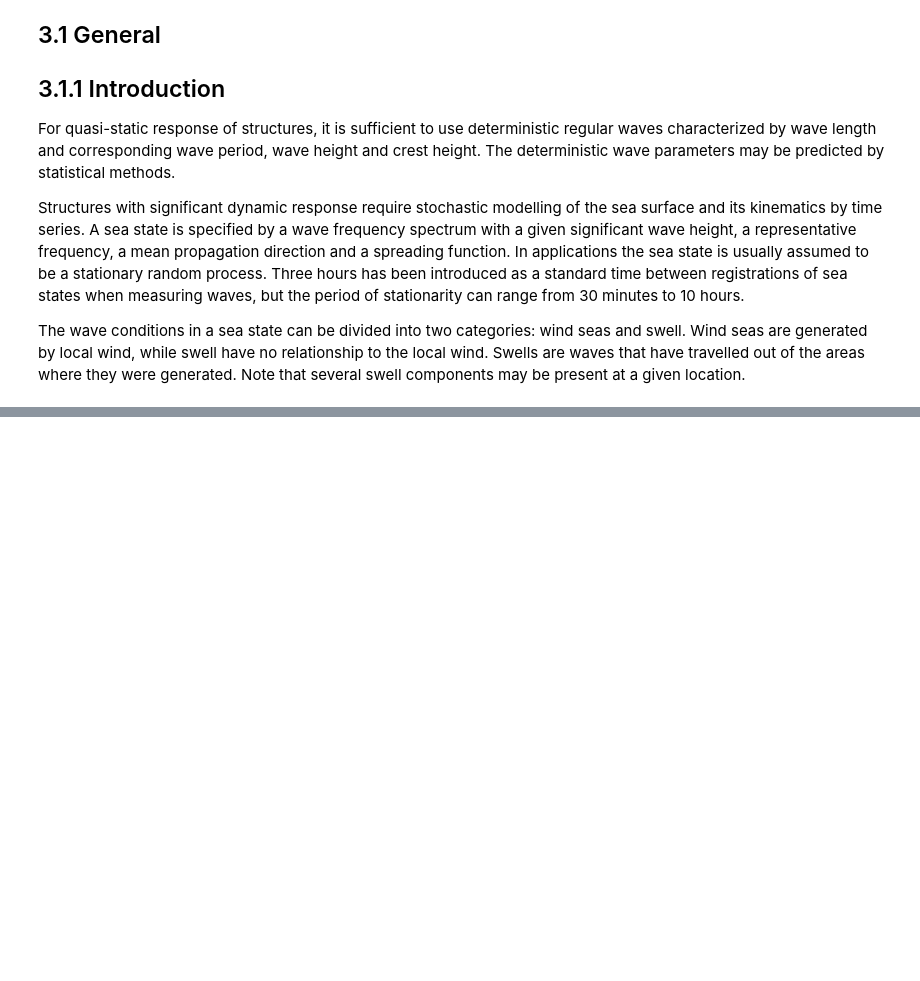
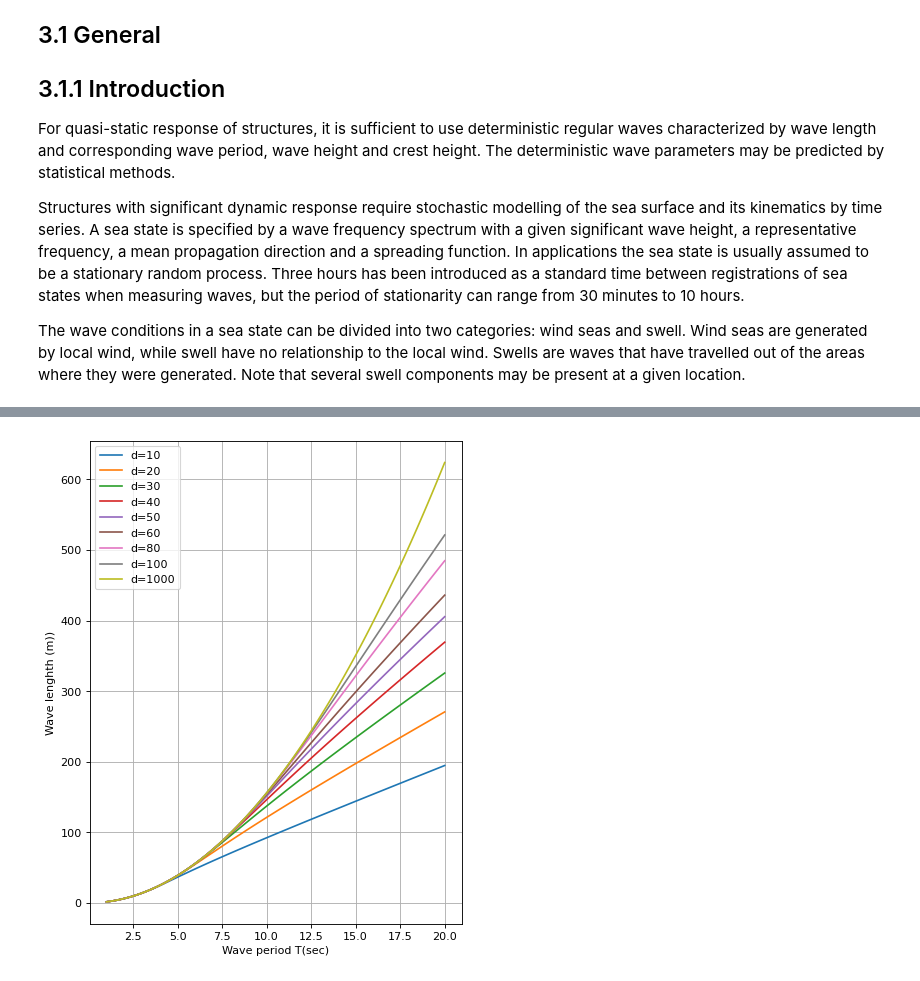
Before and after one commit to famiuer/EnvironmentalStudy, a Jupyter notebook: Section 3 Wave Conditions.ipynb, the cells around one changed output, grey strips where cells are left out. Cells and saved outputs as stored; diff of their text form; code cells hidden in the pictures; blank space fills up the shorter version.

Commit message:
add wave

```diff
--- a/Section 3 Wave Conditions.ipynb
+++ b/Section 3 Wave Conditions.ipynb
@@ -40,0 +107,32 @@ Ursell number
+# %%
+#### 3.2.2.4 Approximation for the wave length
+import numpy as np
+import matplotlib.pyplot as plt
+from matplotlib.pyplot import figure
+
+figure(figsize=(6, 8), dpi=80)
+
+
+def waveLengthApprox(T,d):
+    ### T is wave period, d is water depth
+    g = 9.8
+    Lambda_0 = g / (2* np.pi) * T**2
+    k_0 = 2 * np.pi / Lambda_0
+    xi_0 = np.sqrt(k_0 * d)*(1 + k_0* d/ 6 + (k_0* d)**2 / 30)
+    Lambda = Lambda_0 * np.tanh(xi_0)
+    return Lambda
+
+depth = np.array([10,20,30,40,50,60,80,100,1000])
+WavePeriod = np.linspace(1, 20,100)
+wavelengths = []
+for d in depth:
+    wavelengths.append(waveLengthApprox(WavePeriod, d))
+for i in range(depth.size):
+    plt.plot(WavePeriod,wavelengths[i],label = f"d={depth[i]}")
+plt.legend()
+plt.xlabel('Wave period T(sec)')
+plt.ylabel('Wave lenghth (m))')
+plt.grid()
+plt.show()
+# %% [output]
+[figure, added]
```
Also changed, not shown: parts of 6 cells of this notebook.
